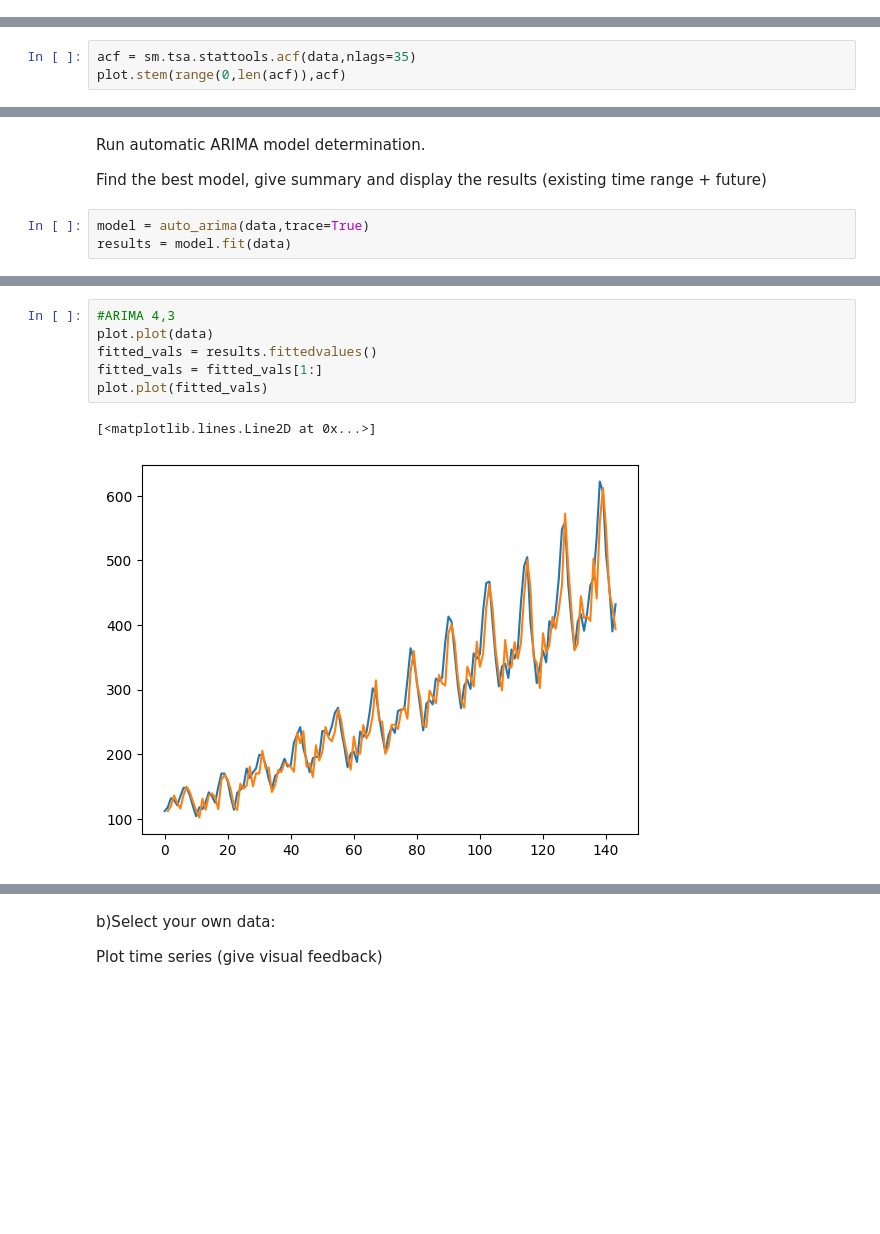
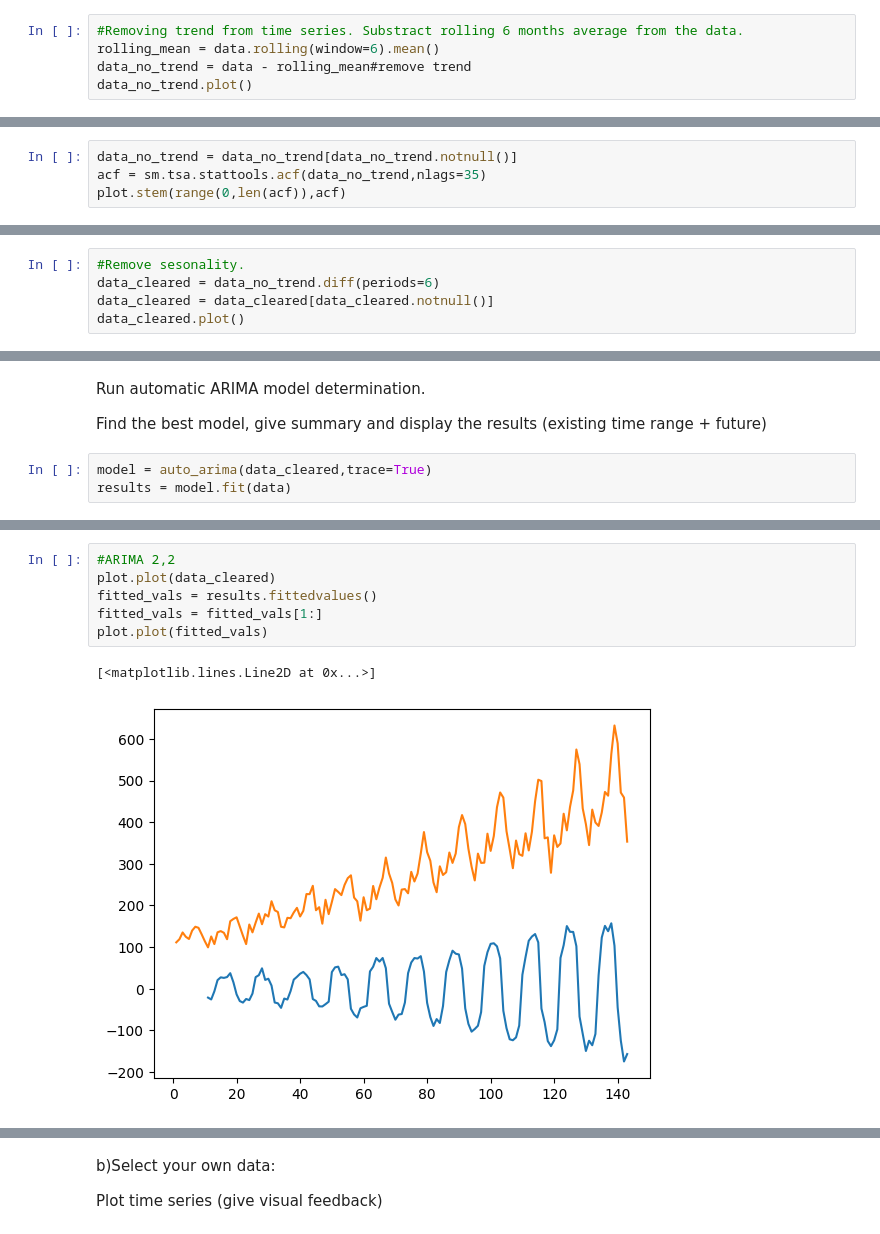
Before and after one commit to rozkrist/PythonIIPractical, a Jupyter notebook: week5/tasksweek5.ipynb, the cells around one changed output, grey strips where cells are left out. Saved outputs shown, nothing was run; the diff lists cells and outputs as text; blank space fills up the shorter version.

```diff
--- a/week5/tasksweek5.ipynb
+++ b/week5/tasksweek5.ipynb
@@ -60,0 +61,5 @@ P-Value:  0.991880243437641
+# %%
+#Removing trend from time series. Substract rolling 6 months average from the data.
+rolling_mean = data.rolling(window=6).mean()
+data_no_trend = data - rolling_mean#remove trend
+data_no_trend.plot()
@@ -61,7 +69,8 @@ P-Value:  0.991880243437641
 # %% [markdown]
  Check seasonality (visually and using ACF)
 # %%
-acf = sm.tsa.stattools.acf(data,nlags=35)
+data_no_trend = data_no_trend[data_no_trend.notnull()]
+acf = sm.tsa.stattools.acf(data_no_trend,nlags=35)
 plot.stem(range(0,len(acf)),acf)
 # %% [output]
 <StemContainer object of 3 artists>
@@ -68,0 +78,5 @@ plot.stem(range(0,len(acf)),acf)
+# %%
+#Remove sesonality.
+data_cleared = data_no_trend.diff(periods=6)
+data_cleared = data_cleared[data_cleared.notnull()]
+data_cleared.plot()
@@ -71,7 +94,7 @@ Run automatic ARIMA model determination.
 
 Find the best model, give summary and display the results (existing time range + future)
 # %%
-model = auto_arima(data,trace=True)
+model = auto_arima(data_cleared,trace=True)
 results = model.fit(data)
 # %% [output]
 Performing stepwise search to minimize aic
@@ -94,12 +117,12 @@ Total fit time: 11.537 seconds
 # %%
-#ARIMA 4,3
-plot.plot(data)
+#ARIMA 2,2
+plot.plot(data_cleared)
 fitted_vals = results.fittedvalues()
 fitted_vals = fitted_vals[1:]
 plot.plot(fitted_vals)
 # %% [output]
 [<matplotlib.lines.Line2D at 0x...>]
-[figure, old version]
+[figure, new version]
 # %%
 results.summary()
 # %% [output]
```
Also changed, not shown: parts of 16 cells of this notebook.
